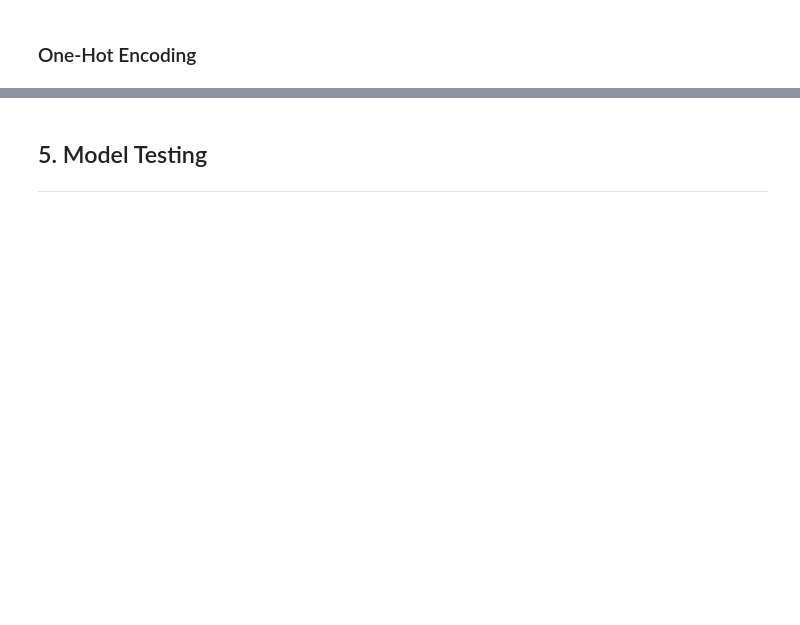
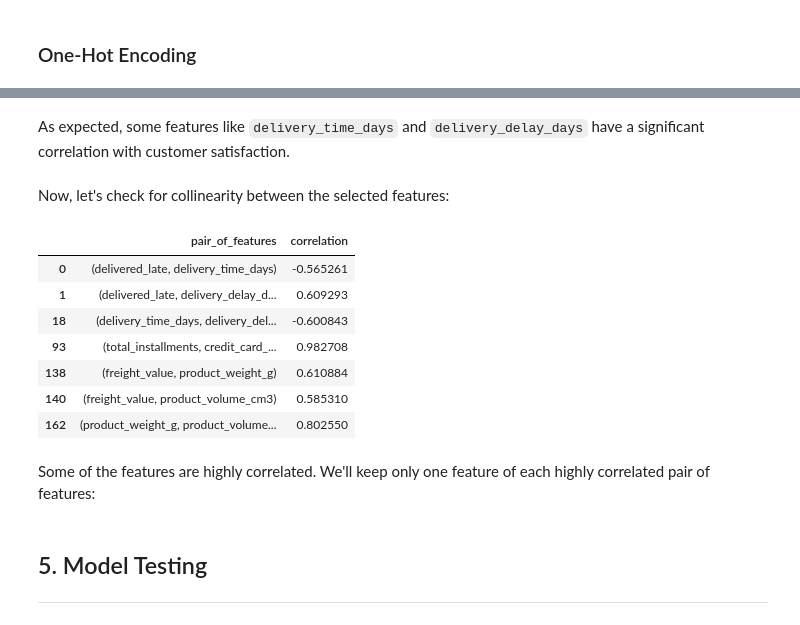
Before and after one commit to kimurarh/olist-public, a Jupyter notebook: 1-Customer-Satisfaction-Prediction.ipynb, the cells around one changed output, grey strips where cells are left out. Saved outputs shown, nothing was run; the diff lists cells and outputs as text; code cells hidden in the pictures; blank space fills up the shorter version.

Commit message:
feat: correlation analysis for feature selection

```diff
--- a/1-Customer-Satisfaction-Prediction.ipynb
+++ b/1-Customer-Satisfaction-Prediction.ipynb
@@ -321,5 +322,5 @@ In this dataframe there is a numeric review score ranging from 1 to 5. We are go
 # %%
-df['bad_rating'] = df['review_score'].apply(lambda x: 1 if x <= 2 else 0)
+df['unsatisfied_customer'] = df['review_score'].apply(lambda x: 1 if x <= 2 else 0)
 # %% [markdown]
 ### One-Hot Encoding
 # %%
@@ -330,8 +331,6 @@ df = pd.get_dummies(df, columns=categorical_cols)
 # %%
 # Removing features that will not be used for modeling
 remove_cols = ["order_purchase_timestamp", "order_delivered_customer_date", "order_estimated_delivery_date",
-               "customer_id", "freight_value", "customer_zip_code_prefix", "credit_card_total_value",
-               "boleto_total_value", "voucher_total_value", "debit_card_total_value", "not_defined_total_value",
-               "customer_avg_order", "seller_zip_code_prefix", "total_value", "total_installments",
+               "customer_id", "customer_zip_code_prefix", "seller_zip_code_prefix", "total_value",
                'product_length_cm', 'product_height_cm', 'product_width_cm', "review_score"]
 df.drop(columns=remove_cols, inplace=True)
@@ -342,0 +344,10 @@ ___
+# %%
+# Calculating correlation with target value (bad_rating)
+target_correlation = df.corrwith(df['unsatisfied_customer']).sort_values(ascending=False, key=abs)
+
+# Filtering variables with a significant correlation
+corr_threshold = 0.02
+target_correlation = target_correlation[(target_correlation >= corr_threshold)
+                                        | (target_correlation <= -corr_threshold)]
+target_correlation.drop("unsatisfied_customer", inplace=True)
+target_correlation
@@ -342,0 +375,22 @@ ___
+# %% [markdown]
+As expected, some features like `delivery_time_days` and `delivery_delay_days` have a significant correlation with customer satisfaction.
+# %% [markdown]
+Now, let's check for collinearity between the selected features:
+# %%
+# Calculating the correlation between features
+pair_correlation = [((feat1, feat2), df[feat1].corr(df[feat2])) for feat1, feat2 in itertools.combinations(target_correlation.index, 2)]
+pair_correlation = pd.DataFrame(pair_correlation, columns=['pair_of_features', 'correlation'])
+
+# Filtering highly correlated features
+pair_correlation[abs(pair_correlation['correlation']) > 0.5]
+# %% [output]
+|  | pair_of_features | correlation |
+| 0 | (delivered_late, delivery_time_days) | -0.565261 |
+| 1 | (delivered_late, delivery_delay_d... | 0.609293 |
+| 18 | (delivery_time_days, delivery_del... | -0.600843 |
+| 93 | (total_installments, credit_card_... | 0.982708 |
+| 138 | (freight_value, product_weight_g) | 0.610884 |
+| 140 | (freight_value, product_volume_cm3) | 0.585310 |
+| 162 | (product_weight_g, product_volume... | 0.802550 |
+# %% [markdown]
+Some of the features are highly correlated. We'll keep only one feature of each highly correlated pair of features:
```
Also changed, not shown: parts of 14 cells of this notebook.
